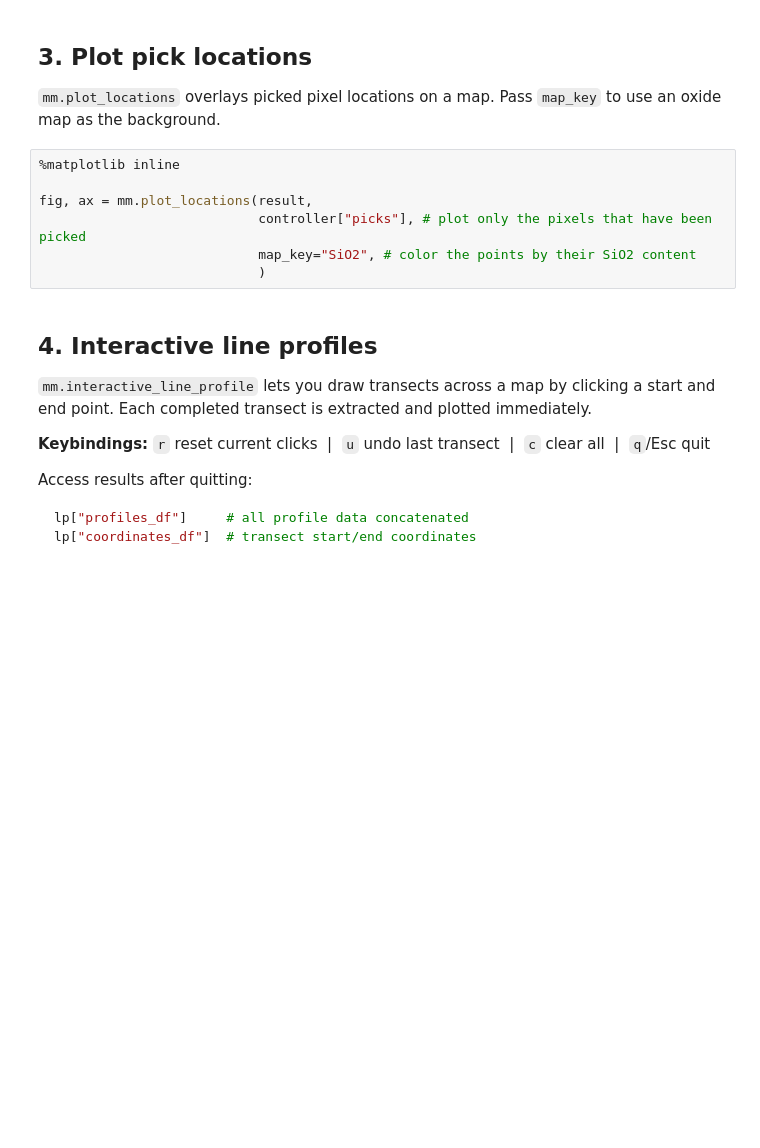
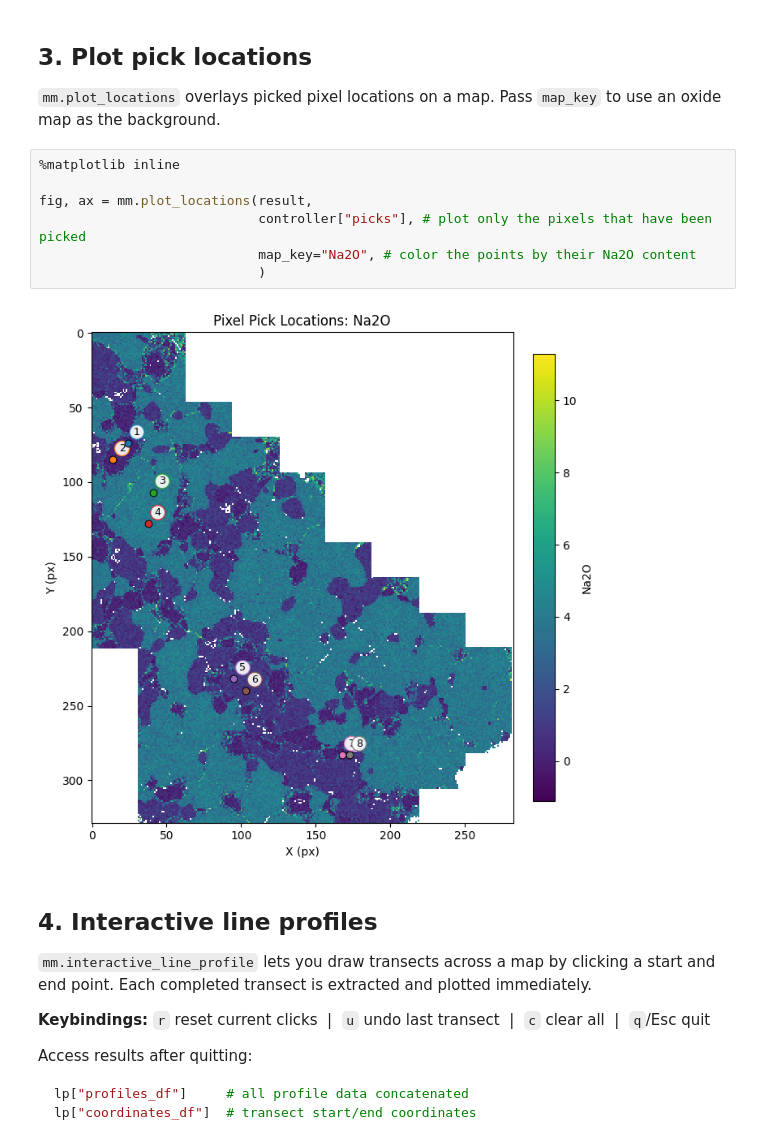
Before and after one commit to sarahshi/mineralML, a Jupyter notebook: docs/examples/mineralML_interactive.ipynb, the cells around one changed output. Cells and saved outputs as stored; diff of their text form; blank space fills up the shorter version.

```diff
--- a/docs/examples/mineralML_interactive.ipynb
+++ b/docs/examples/mineralML_interactive.ipynb
@@ -84,10 +134,12 @@ controller_sio2 = mm.interactive_pixels(result, oxide_key="SiO2", phase="Orthopy
 # %%
 %matplotlib inline
 
 fig, ax = mm.plot_locations(result,
                             controller["picks"], # plot only the pixels that have been picked
-                            map_key="SiO2", # color the points by their SiO2 content
+                            map_key="Na2O", # color the points by their Na2O content
                             )
+# %% [output]
+[figure, added]
 # %% [markdown]
 ## 4. Interactive line profiles
 
```
Also changed, not shown: parts of 15 cells of this notebook, 2 other files.
